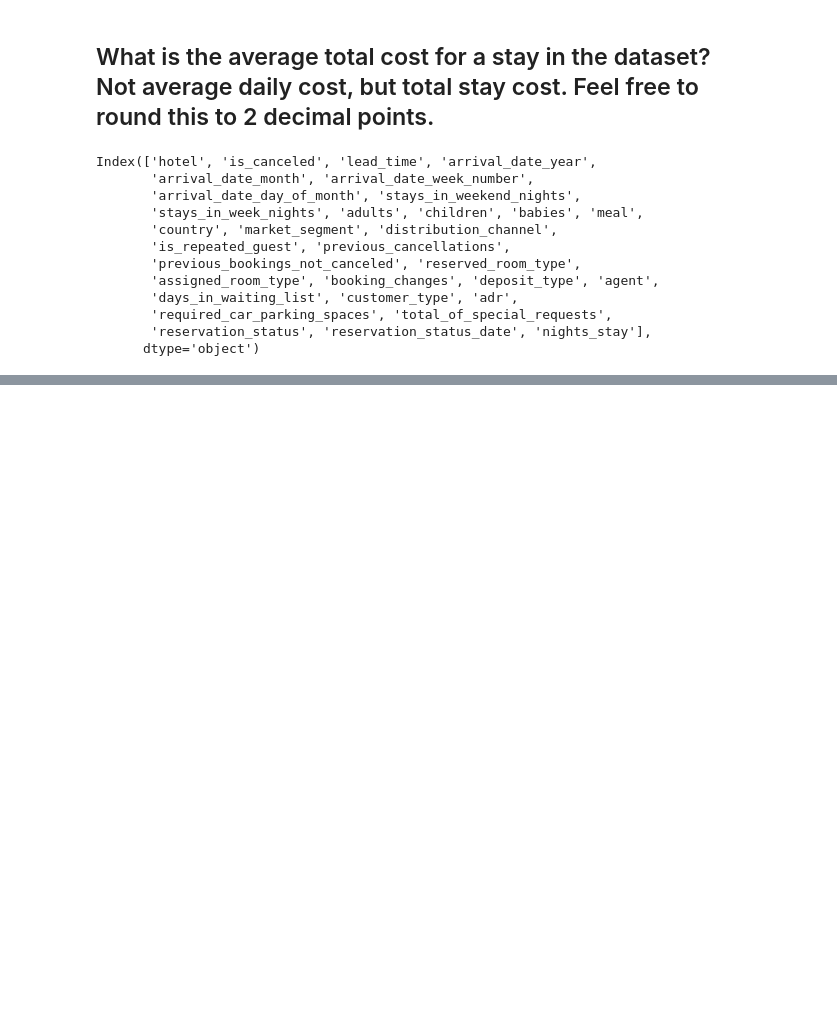
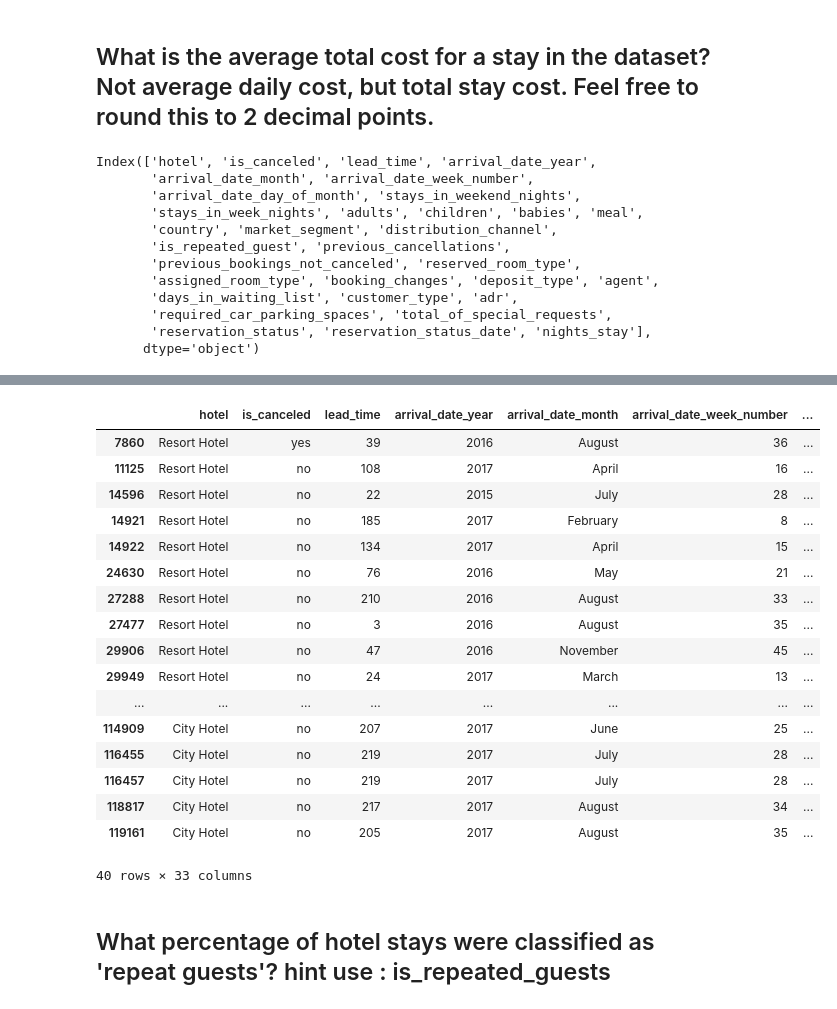
Before and after one commit to GOLISHYAMP/PandasAssignment, a Jupyter notebook: PandasHotelAssignment.ipynb, the cells around one changed output, grey strips where cells are left out. Cells and saved outputs as stored; diff of their text form; code cells hidden in the pictures; blank space fills up the shorter version.

```diff
--- a/PandasHotelAssignment.ipynb
+++ b/PandasHotelAssignment.ipynb
@@ -181,5 +181,7 @@ Index(['hotel', 'is_canceled', 'lead_time', 'arrival_date_year',
        'required_car_parking_spaces', 'total_of_special_requests',
        'reservation_status', 'reservation_status_date', 'nights_stay'],
       dtype='object')
+# %%
+df = df.rename(columns={'nights_stay': 'total_stay'})
 # %%
-df['total_paid'] =
+df.columns
@@ -185,0 +201,3 @@ df['total_paid'] =
+# %%
+df['total_cost'] = df['total_stay'] * df['adr']
+round(df['total_cost'].mean(),2)
@@ -185,0 +224,23 @@ df['total_paid'] =
+# %%
+df[df['total_of_special_requests'] == 5]
+# %% [output]
+|  | hotel | is_canceled | lead_time | arrival_date_year | arrival_date_month | arrival_date_week_number | ... |
+| 7860 | Resort Hotel | yes | 39 | 2016 | August | 36 | ... |
+| 11125 | Resort Hotel | no | 108 | 2017 | April | 16 | ... |
+| 14596 | Resort Hotel | no | 22 | 2015 | July | 28 | ... |
+| 14921 | Resort Hotel | no | 185 | 2017 | February | 8 | ... |
+| 14922 | Resort Hotel | no | 134 | 2017 | April | 15 | ... |
+| 24630 | Resort Hotel | no | 76 | 2016 | May | 21 | ... |
+| 27288 | Resort Hotel | no | 210 | 2016 | August | 33 | ... |
+| 27477 | Resort Hotel | no | 3 | 2016 | August | 35 | ... |
+| 29906 | Resort Hotel | no | 47 | 2016 | November | 45 | ... |
+| 29949 | Resort Hotel | no | 24 | 2017 | March | 13 | ... |
+| ... | ... | ... | ... | ... | ... | ... | ... |
+| 114909 | City Hotel | no | 207 | 2017 | June | 25 | ... |
+| 116455 | City Hotel | no | 219 | 2017 | July | 28 | ... |
+| 116457 | City Hotel | no | 219 | 2017 | July | 28 | ... |
+| 118817 | City Hotel | no | 217 | 2017 | August | 34 | ... |
+| 119161 | City Hotel | no | 205 | 2017 | August | 35 | ... |
+40 rows × 33 columns
+# %% [markdown]
+## What percentage of hotel stays were classified as 'repeat guests'? hint use : is_repeated_guests
```
Also changed, not shown: parts of 17 cells of this notebook.
